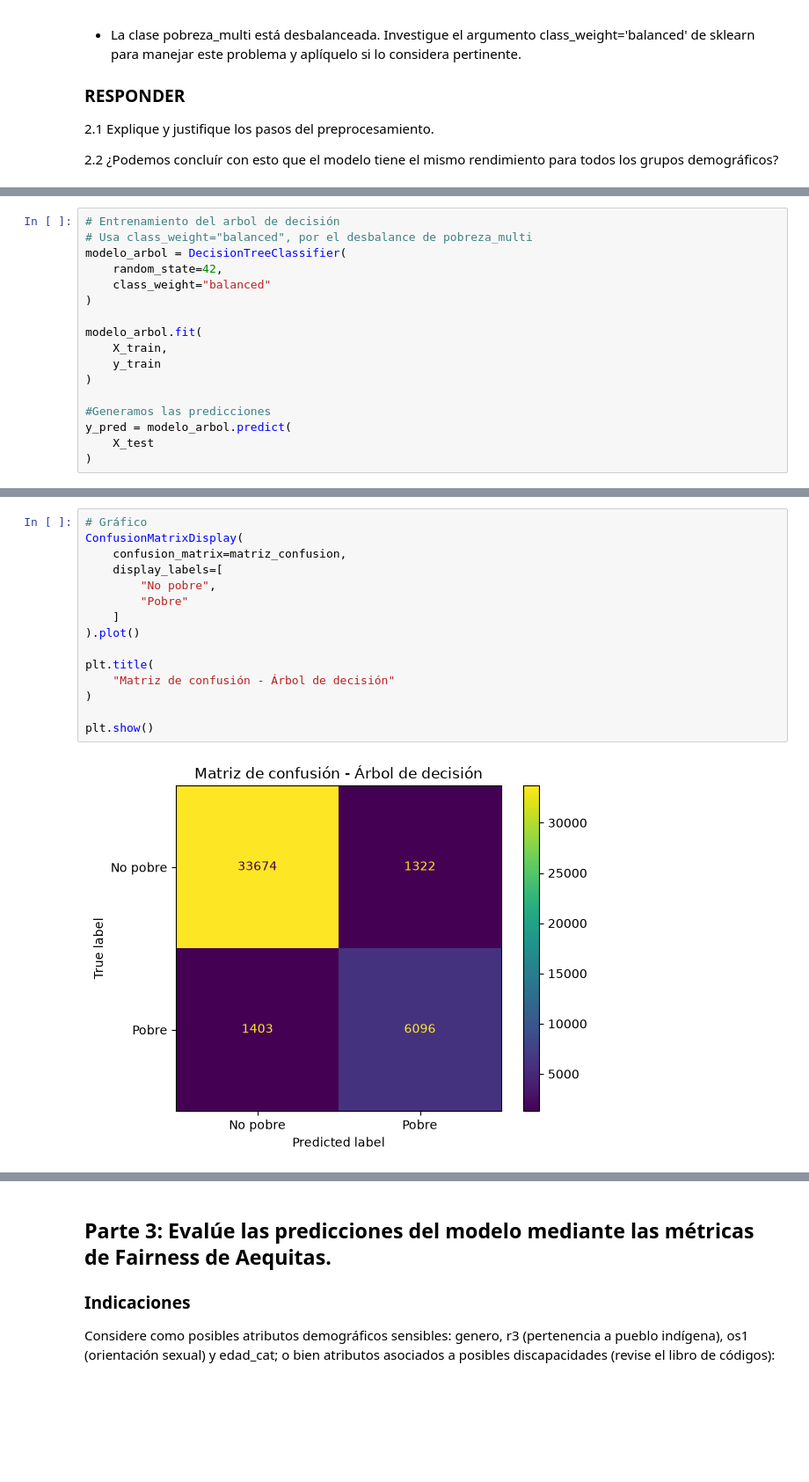
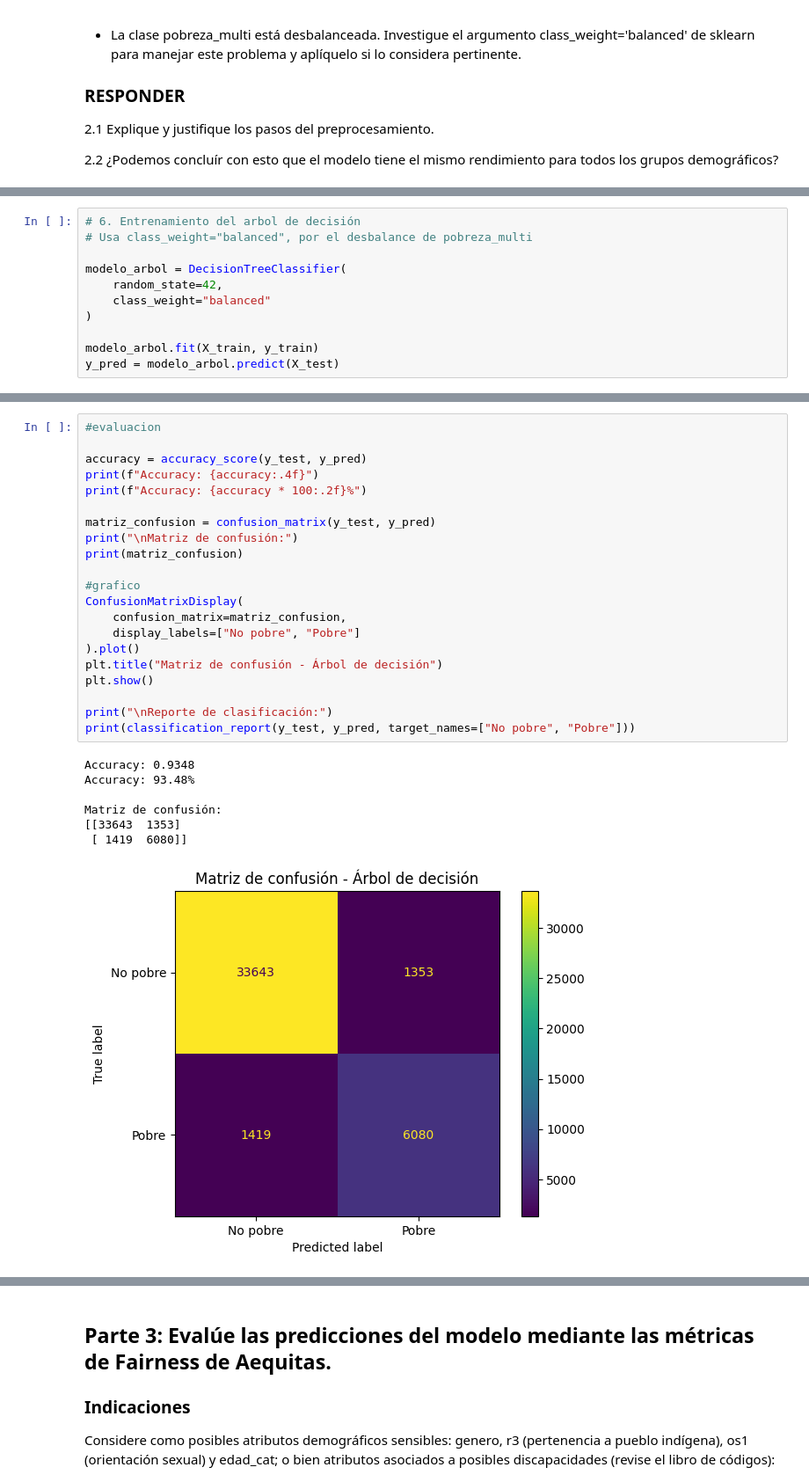
Before and after one commit to SergioHdezDC/Taller_ETI195_Casen2024, a Jupyter notebook: TallerSumativo_2_Casen.ipynb, the cells around one changed output, grey strips where cells are left out. Shown at 88% size. Saved outputs shown, nothing was run; the diff lists cells and outputs as text; blank space fills up the shorter version.

```diff
--- a/TallerSumativo_2_Casen.ipynb
+++ b/TallerSumativo_2_Casen.ipynb
@@ -356,17 +284,11 @@ Dimensiones X_test: (42495, 141)
 # %%
-# Entrenamiento del arbol de decisión
+# 6. Entrenamiento del arbol de decisión
 # Usa class_weight="balanced", por el desbalance de pobreza_multi
+
 modelo_arbol = DecisionTreeClassifier(
     random_state=42,
     class_weight="balanced"
 )
 
-modelo_arbol.fit(
-    X_train,
-    y_train
-)
-
-#Generamos las predicciones
-y_pred = modelo_arbol.predict(
-    X_test
-)
+modelo_arbol.fit(X_train, y_train)
+y_pred = modelo_arbol.predict(X_test)
@@ -401,17 +295,29 @@ print(matriz_confusion)
 # %%
-# Gráfico
+#evaluacion
+
+accuracy = accuracy_score(y_test, y_pred)
+print(f"Accuracy: {accuracy:.4f}")
+print(f"Accuracy: {accuracy * 100:.2f}%")
+
+matriz_confusion = confusion_matrix(y_test, y_pred)
+print("\nMatriz de confusión:")
+print(matriz_confusion)
+
+#grafico
 ConfusionMatrixDisplay(
     confusion_matrix=matriz_confusion,
-    display_labels=[
-        "No pobre",
-        "Pobre"
-    ]
+    display_labels=["No pobre", "Pobre"]
 ).plot()
+plt.title("Matriz de confusión - Árbol de decisión")
+plt.show()
 
-plt.title(
-    "Matriz de confusión - Árbol de decisión"
-)
-
-plt.show()
+print("\nReporte de clasificación:")
+print(classification_report(y_test, y_pred, target_names=["No pobre", "Pobre"]))
 # %% [output]
+Accuracy: 0.9348
+Accuracy: 93.48%
+
+Matriz de confusión:
+[[33643  1353]
+ [ 1419  6080]]
-[figure, old version]
+[figure, new version]
```
Also changed, not shown: parts of 30 cells of this notebook.
